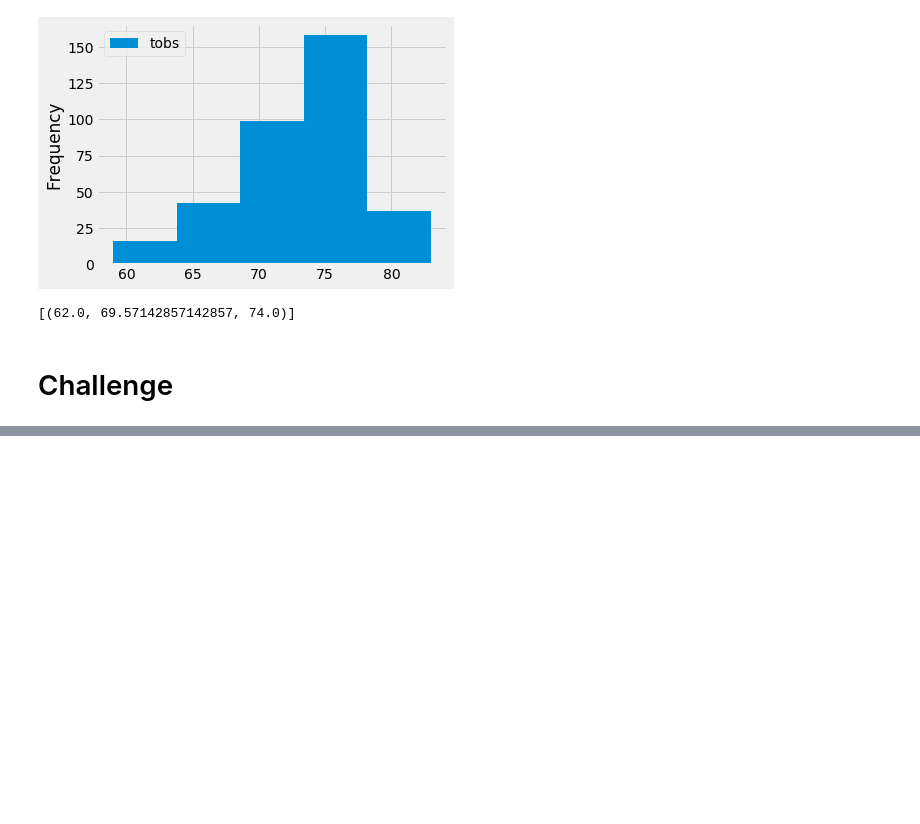
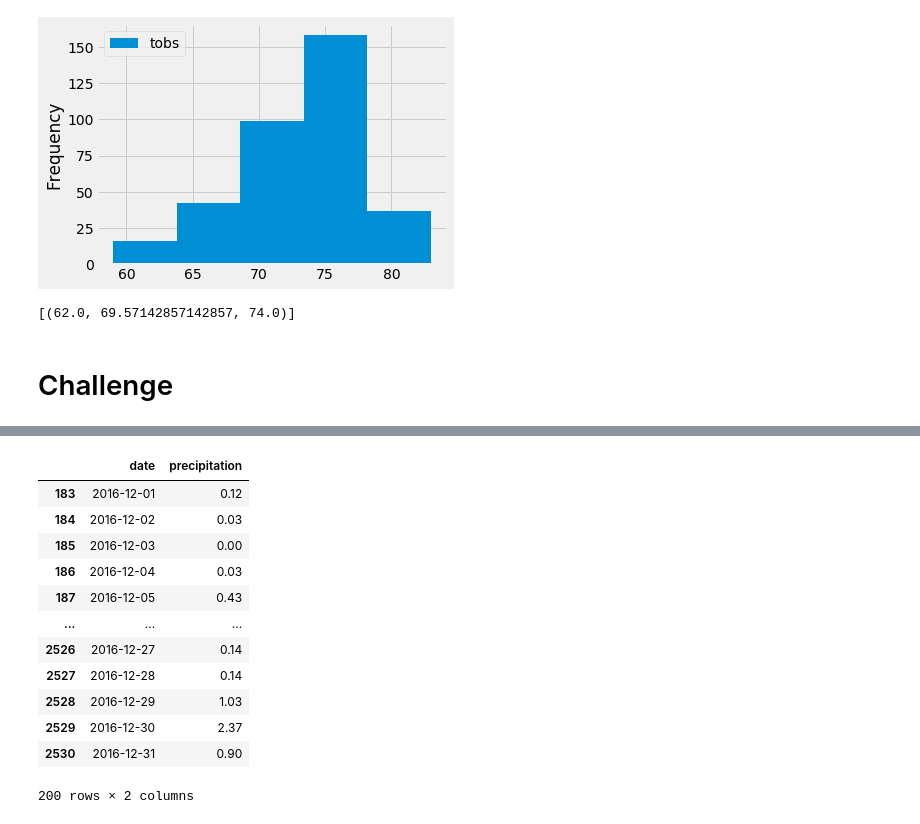
Before and after one commit to Al-Huneidi/surfs_up, a Jupyter notebook: climate_analysis.ipynb, the cells around one changed output, grey strips where cells are left out. Cells and saved outputs as stored; diff of their text form; code cells hidden in the pictures; blank space fills up the shorter version.

```diff
--- a/climate_analysis.ipynb
+++ b/climate_analysis.ipynb
@@ -237,0 +303,23 @@ print(calc_temps('2012-02-28', '2012-03-05'))
+# %%
+# Create dataframe for precipitation in December 2016.
+start_date = "2016-12-01"
+end_date = "2016-12-31"
+after_start_date = prcp_df["date"] >= start_date
+before_end_date = prcp_df["date"] <= end_date
+between_two_dates = after_start_date & before_end_date
+d16p_filtered_dates_df = prcp_df.loc[between_two_dates]
+d16p_filtered_dates_df
+# %% [output]
+|  | date | precipitation |
+| 183 | 2016-12-01 | 0.12 |
+| 184 | 2016-12-02 | 0.03 |
+| 185 | 2016-12-03 | 0.00 |
+| 186 | 2016-12-04 | 0.03 |
+| 187 | 2016-12-05 | 0.43 |
+| ... | ... | ... |
+| 2526 | 2016-12-27 | 0.14 |
+| 2527 | 2016-12-28 | 0.14 |
+| 2528 | 2016-12-29 | 1.03 |
+| 2529 | 2016-12-30 | 2.37 |
+| 2530 | 2016-12-31 | 0.90 |
+200 rows × 2 columns
```
Also changed, not shown: parts of 23 cells of this notebook.
